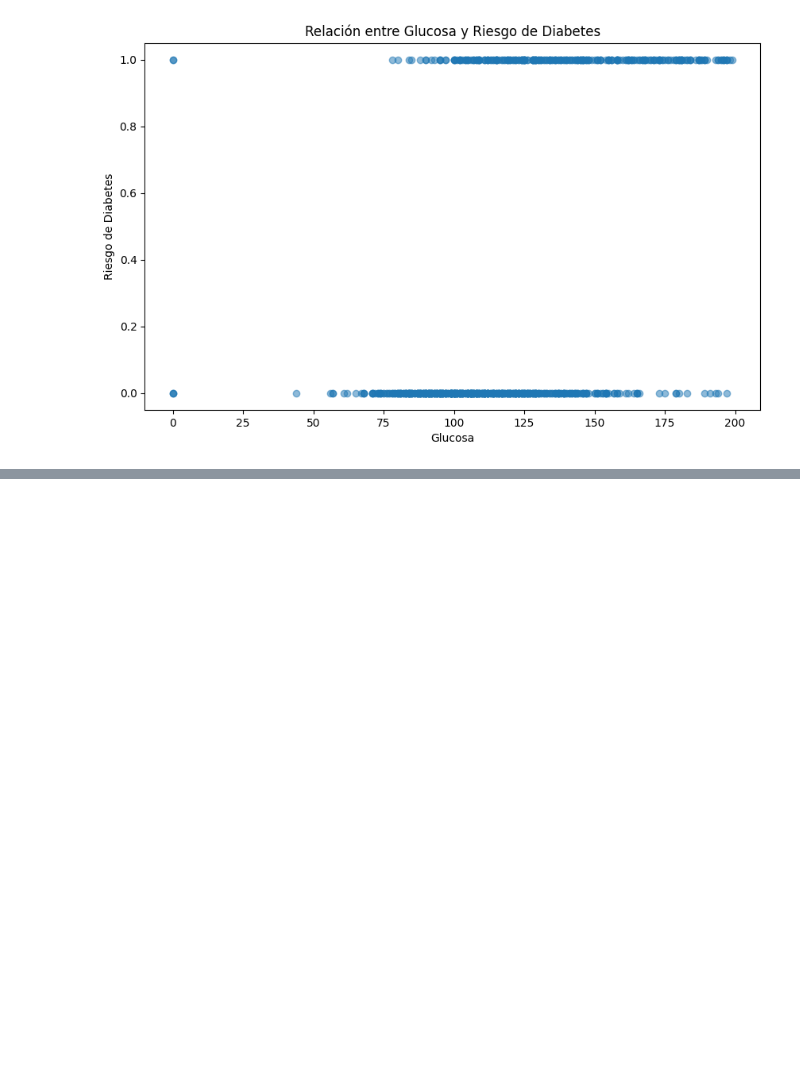
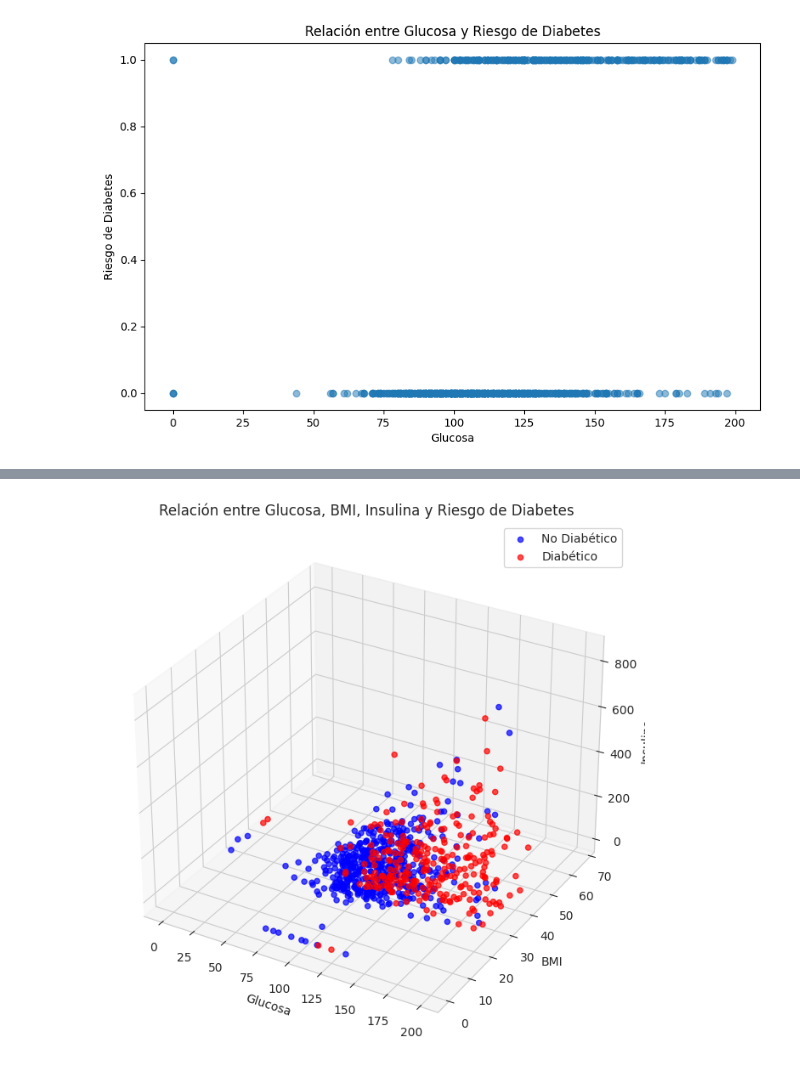
Before and after one commit to paulotolosa/diabetes_1, a Jupyter notebook: 23_4.ipynb, the cells around one changed output, grey strips where cells are left out. Saved outputs shown, nothing was run; the diff lists cells and outputs as text; code cells hidden in the pictures; blank space fills up the shorter version.

```diff
--- a/23_4.ipynb
+++ b/23_4.ipynb
@@ -51,0 +118,33 @@ plt.show()
+# %%
+import matplotlib.pyplot as plt
+from mpl_toolkits.mplot3d import Axes3D
+
+# Crear una figura y un conjunto de ejes tridimensionales
+fig = plt.figure(figsize=(10, 8))
+ax = fig.add_subplot(111, projection='3d')
+
+# Extraer los datos para cada variable
+glucose = data['Glucose']
+bmi = data['BMI']
+insulin = data['Insulin']
+outcome = data['Outcome']
+
+# Dibujar los puntos en el gráfico tridimensional, colores según el resultado de diabetes
+ax.scatter(glucose[outcome==0], bmi[outcome==0], insulin[outcome==0], c='b', label='No Diabético', alpha=0.7)
+ax.scatter(glucose[outcome==1], bmi[outcome==1], insulin[outcome==1], c='r', label='Diabético', alpha=0.7)
+
+# Etiquetas de los ejes
+ax.set_xlabel('Glucosa')
+ax.set_ylabel('BMI')
+ax.set_zlabel('Insulina')
+
+# Título del gráfico
+plt.title('Relación entre Glucosa, BMI, Insulina y Riesgo de Diabetes')
+
+# Leyenda
+plt.legend()
+
+# Mostrar el gráfico
+plt.show()
+# %% [output]
+[figure, added]
```
Also changed, not shown: parts of 3 cells of this notebook.
